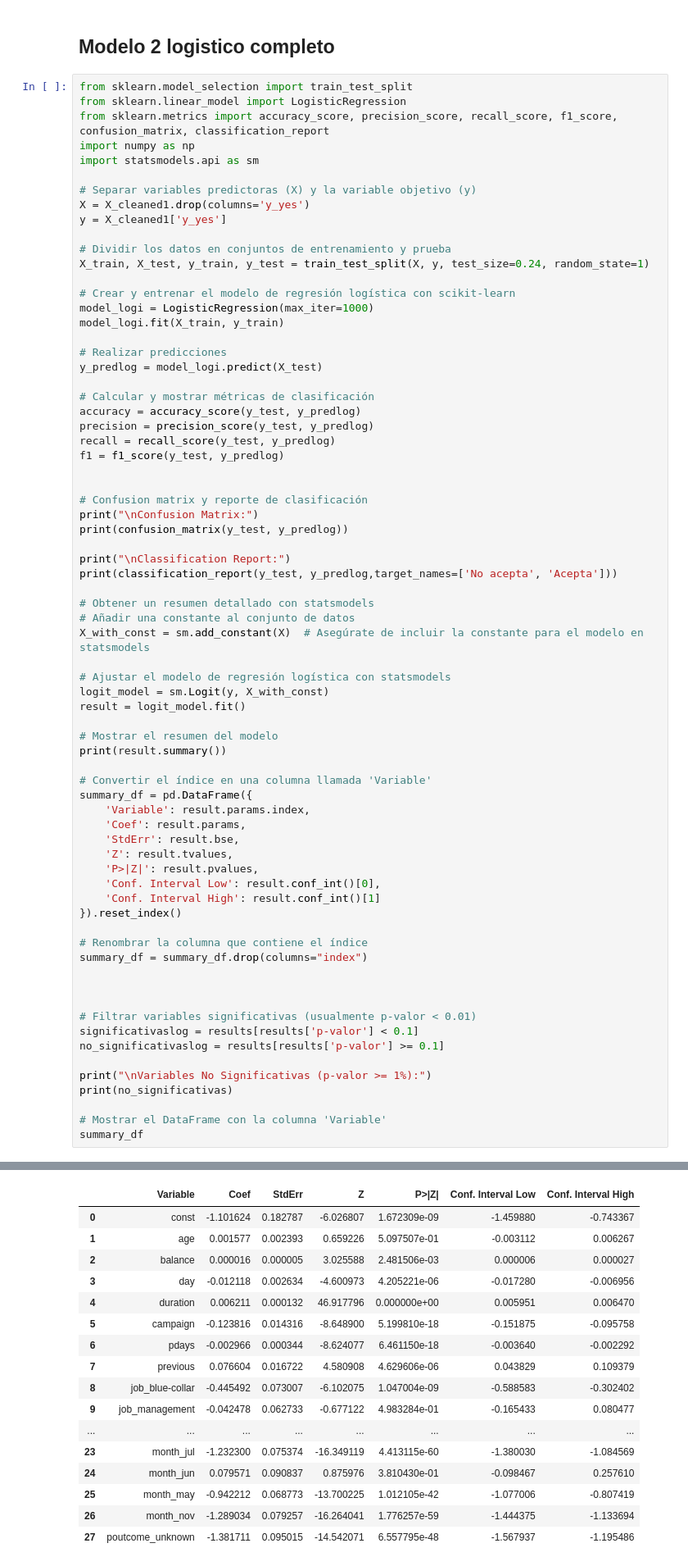
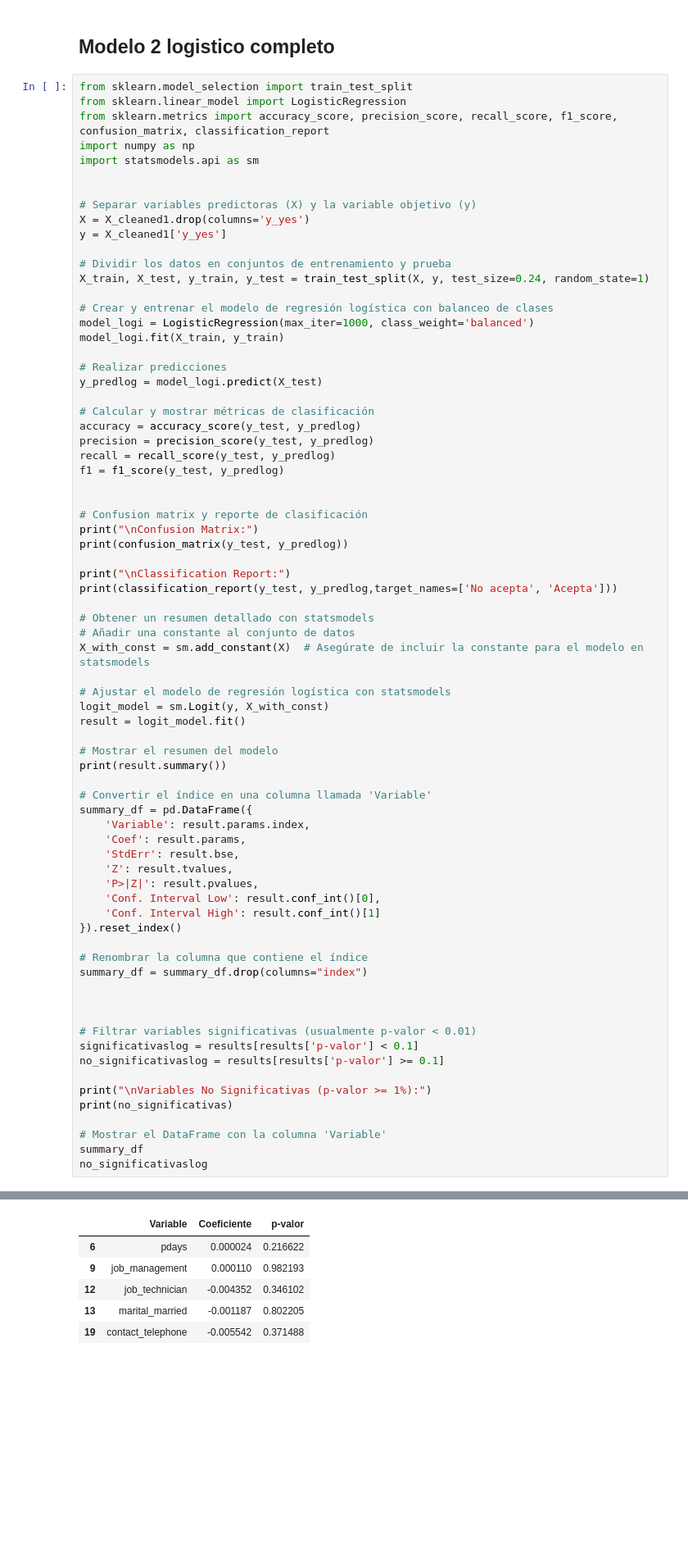
Before and after one commit to Marcocruz88/Repositorioproyecto2, a Jupyter notebook: codigo modelo.ipynb, the cells around one changed output, grey strips where cells are left out. Shown at 82% size. Drawn from its saved outputs; the diff is of its cells as text; blank space fills up the shorter version.

```diff
--- a/codigo modelo.ipynb
+++ b/codigo modelo.ipynb
@@ -231,6 +230,7 @@ from sklearn.linear_model import LogisticRegression
 from sklearn.metrics import accuracy_score, precision_score, recall_score, f1_score, confusion_matrix, classification_report
 import numpy as np
 import statsmodels.api as sm
+
 
 # Separar variables predictoras (X) y la variable objetivo (y)
 X = X_cleaned1.drop(columns='y_yes')
@@ -239,8 +239,8 @@ y = X_cleaned1['y_yes']
 # Dividir los datos en conjuntos de entrenamiento y prueba
 X_train, X_test, y_train, y_test = train_test_split(X, y, test_size=0.24, random_state=1)
 
-# Crear y entrenar el modelo de regresión logística con scikit-learn
-model_logi = LogisticRegression(max_iter=1000)
+# Crear y entrenar el modelo de regresión logística con balanceo de clases
+model_logi = LogisticRegression(max_iter=1000, class_weight='balanced')
 model_logi.fit(X_train, y_train)
 
 # Realizar predicciones
@@ -296,5 +296,6 @@ print(no_significativas)
 
 # Mostrar el DataFrame con la columna 'Variable'
 summary_df
+no_significativaslog
 # %% [output]
 Confusion Matrix:
@@ -317,27 +318,16 @@ Classification Report:
 STOP: TOTAL NO. of ITERATIONS REACHED LIMIT.
 
 Increase the number of iterations (max_iter) or scale the data as shown in:
     https://scikit-learn.org/stable/modules/preprocessing.html
 Please also refer to the documentation for alternative solver options:
     https://scikit-learn.org/stable/modules/linear_model.html#logistic-regression
   n_iter_i = _check_optimize_result(
-|  | Variable | Coef | StdErr | Z | P>|Z| | Conf. Interval Low | Conf. Interval High |
-| 0 | const | -1.101624 | 0.182787 | -6.026807 | 1.672309e-09 | -1.459880 | -0.743367 |
-| 1 | age | 0.001577 | 0.002393 | 0.659226 | 5.097507e-01 | -0.003112 | 0.006267 |
-| 2 | balance | 0.000016 | 0.000005 | 3.025588 | 2.481506e-03 | 0.000006 | 0.000027 |
-| 3 | day | -0.012118 | 0.002634 | -4.600973 | 4.205221e-06 | -0.017280 | -0.006956 |
-| 4 | duration | 0.006211 | 0.000132 | 46.917796 | 0.000000e+00 | 0.005951 | 0.006470 |
-| 5 | campaign | -0.123816 | 0.014316 | -8.648900 | 5.199810e-18 | -0.151875 | -0.095758 |
-| 6 | pdays | -0.002966 | 0.000344 | -8.624077 | 6.461150e-18 | -0.003640 | -0.002292 |
-| 7 | previous | 0.076604 | 0.016722 | 4.580908 | 4.629606e-06 | 0.043829 | 0.109379 |
-| 8 | job_blue-collar | -0.445492 | 0.073007 | -6.102075 | 1.047004e-09 | -0.588583 | -0.302402 |
-| 9 | job_management | -0.042478 | 0.062733 | -0.677122 | 4.983284e-01 | -0.165433 | 0.080477 |
-| ... | ... | ... | ... | ... | ... | ... | ... |
-| 23 | month_jul | -1.232300 | 0.075374 | -16.349119 | 4.413115e-60 | -1.380030 | -1.084569 |
-| 24 | month_jun | 0.079571 | 0.090837 | 0.875976 | 3.810430e-01 | -0.098467 | 0.257610 |
-| 25 | month_may | -0.942212 | 0.068773 | -13.700225 | 1.012105e-42 | -1.077006 | -0.807419 |
-| 26 | month_nov | -1.289034 | 0.079257 | -16.264041 | 1.776257e-59 | -1.444375 | -1.133694 |
-| 27 | poutcome_unknown | -1.381711 | 0.095015 | -14.542071 | 6.557795e-48 | -1.567937 | -1.195486 |
+|  | Variable | Coeficiente | p-valor |
+| 6 | pdays | 0.000024 | 0.216622 |
+| 9 | job_management | 0.000110 | 0.982193 |
+| 12 | job_technician | -0.004352 | 0.346102 |
+| 13 | marital_married | -0.001187 | 0.802205 |
+| 19 | contact_telephone | -0.005542 | 0.371488 |
 # %% [markdown]
 ### Modelo 2: Logistico significativas
 # %%
```
Also changed, not shown: parts of 25 cells of this notebook.
